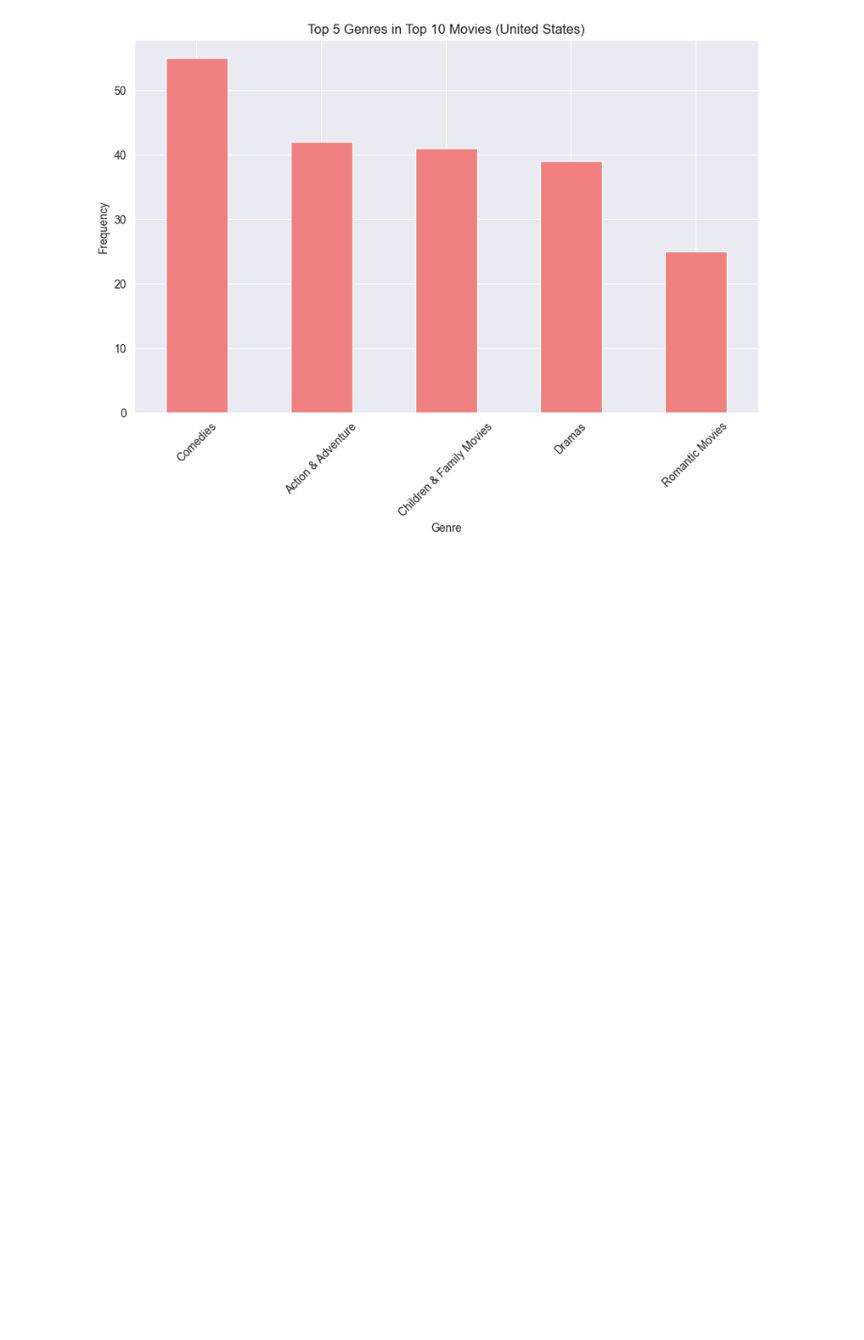
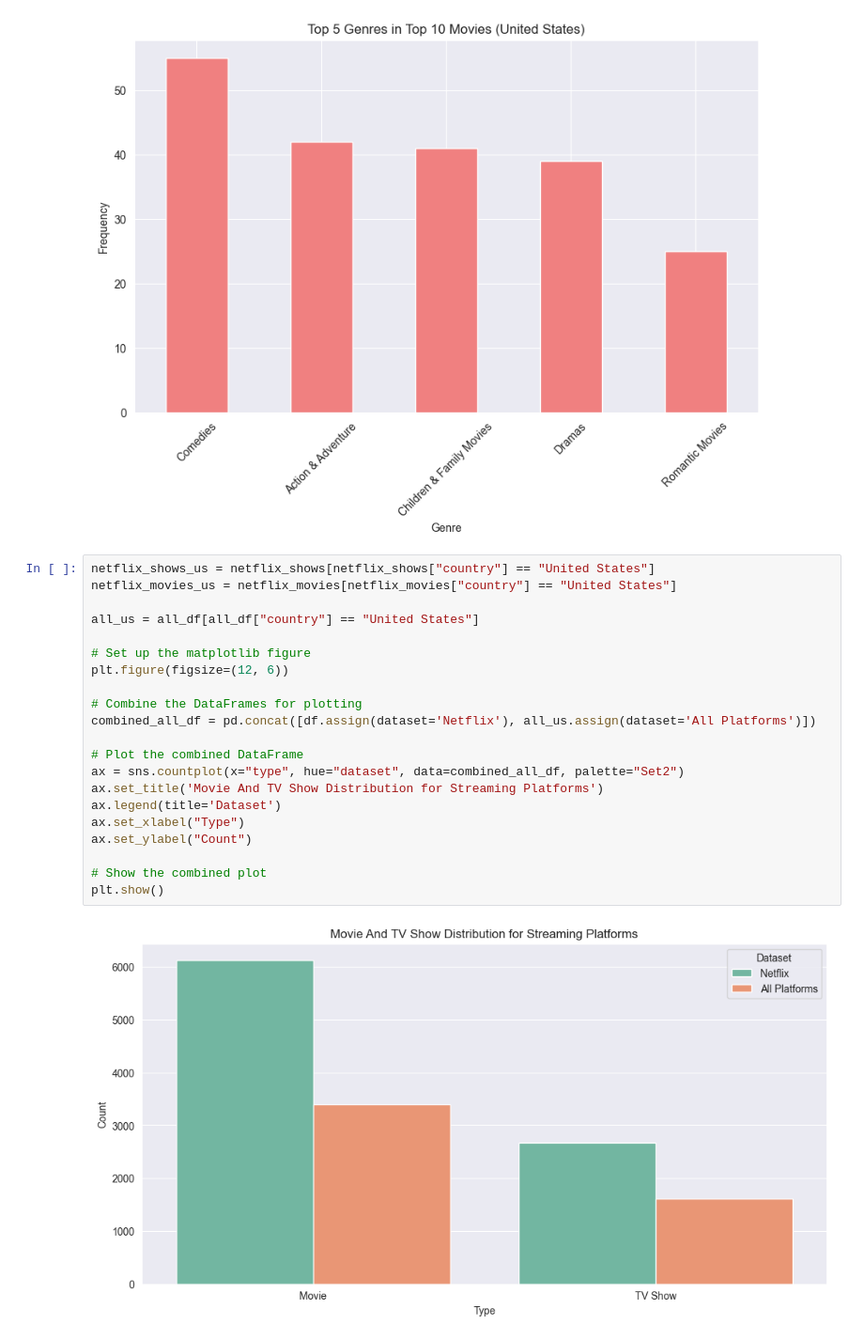
Before and after one commit to Arleee1/Zuckflix, a Jupyter notebook: MetaDataAnalysis.ipynb, the cells around one changed output. Shown at 94% size. Saved outputs shown, nothing was run; the diff lists cells and outputs as text; blank space fills up the shorter version.

Commit message:
Graph of types for us

```diff
--- a/MetaDataAnalysis.ipynb
+++ b/MetaDataAnalysis.ipynb
@@ -634,3 +634,26 @@ plot_top_genres(top10_shows_united, top10_movies_united, "United States")
 [figure]
 [figure]
 [figure]
+# %%
+netflix_shows_us = netflix_shows[netflix_shows["country"] == "United States"]
+netflix_movies_us = netflix_movies[netflix_movies["country"] == "United States"]
+
+all_us = all_df[all_df["country"] == "United States"]
+
+# Set up the matplotlib figure
+plt.figure(figsize=(12, 6))
+
+# Combine the DataFrames for plotting
+combined_all_df = pd.concat([df.assign(dataset='Netflix'), all_us.assign(dataset='All Platforms')])
+
+# Plot the combined DataFrame
+ax = sns.countplot(x="type", hue="dataset", data=combined_all_df, palette="Set2")
+ax.set_title('Movie And TV Show Distribution for Streaming Platforms')
+ax.legend(title='Dataset')
+ax.set_xlabel("Type")
+ax.set_ylabel("Count")
+
+# Show the combined plot
+plt.show()
+# %% [output]
+[figure, added]
```
Also changed, not shown: parts of 1 cell of this notebook.
